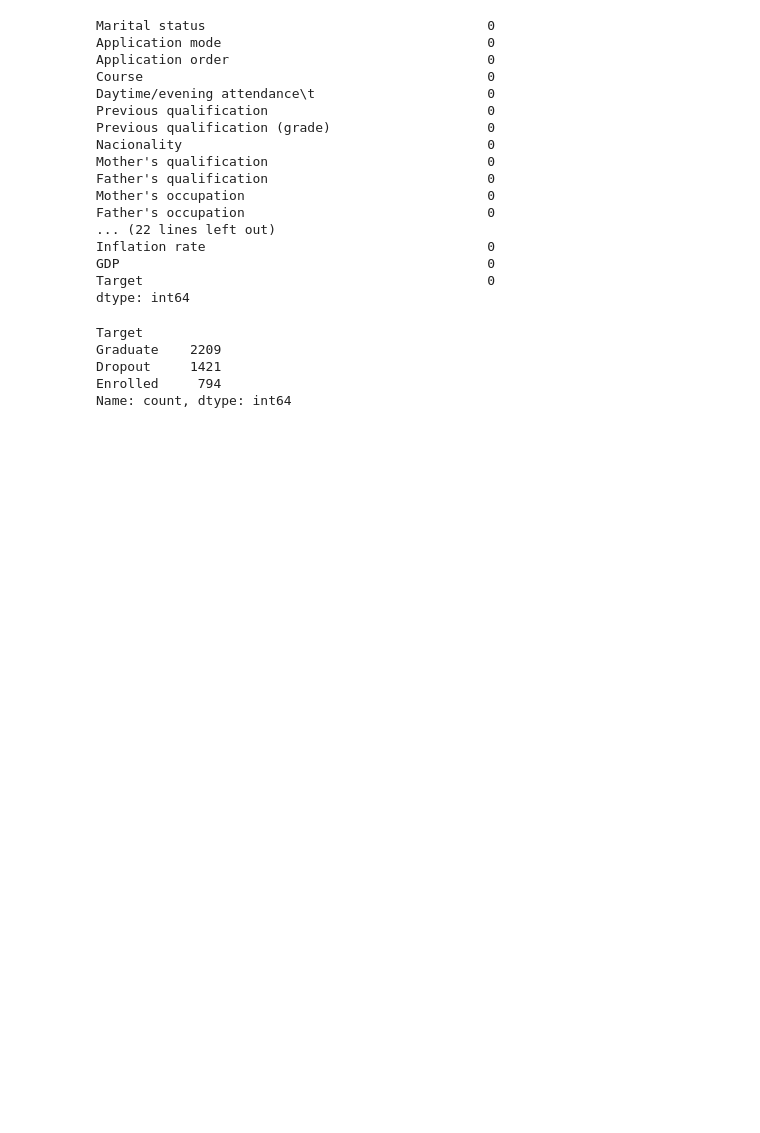
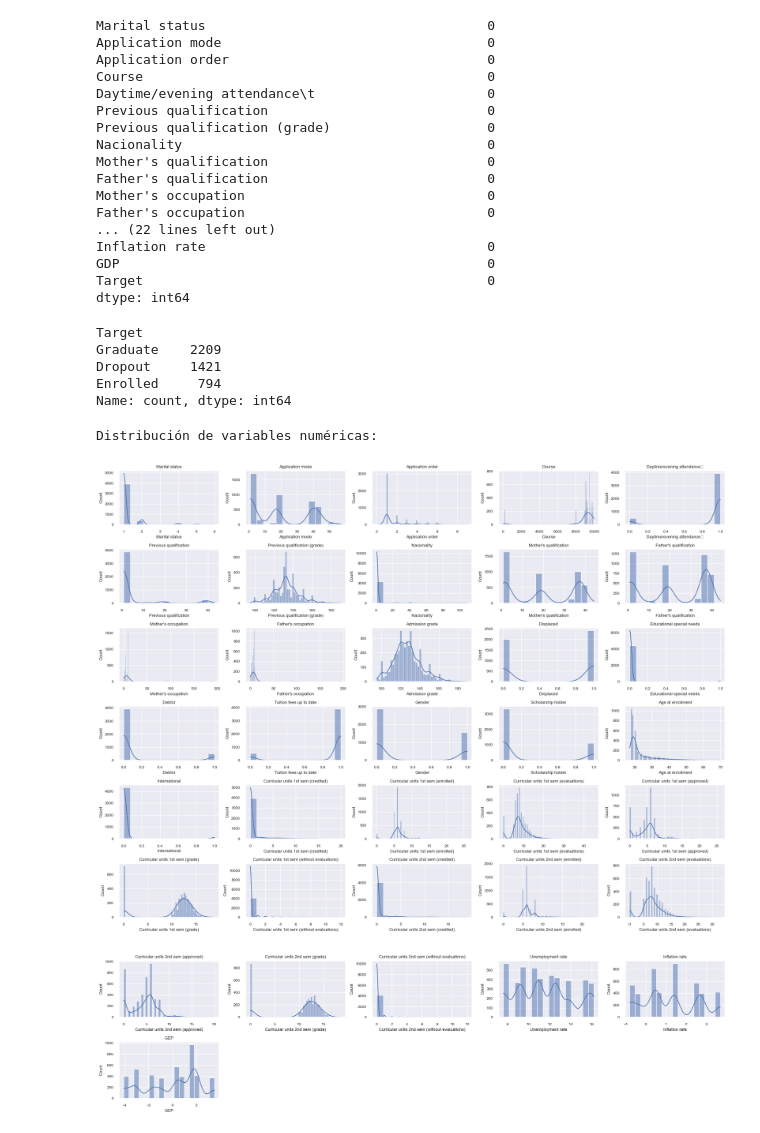
Before and after one commit to MariaClara091/jbook_mlproyect, a Jupyter notebook: _sources/Prueba.ipynb, the cells around one changed output. Cells and saved outputs as stored; diff of their text form; code cells hidden in the pictures; blank space fills up the shorter version.

```diff
--- a/_sources/Prueba.ipynb
+++ b/_sources/Prueba.ipynb
@@ -82,3 +93,19 @@ Graduate    2209
 Dropout     1421
 Enrolled     794
 Name: count, dtype: int64
+# %%
+numeric_cols = dataset.select_dtypes(include=['int64', 'float64']).columns.tolist()
+print("\nDistribución de variables numéricas:")
+chunk_size = 30
+for j in range(0, len(numeric_cols), chunk_size):
+    plt.figure(figsize=(20, 15))
+    for i, col in enumerate(numeric_cols[j:j+chunk_size]):
+        plt.subplot(6, 5, i+1)
+        sns.histplot(dataset[col], kde=True)
+        plt.title(col)
+    plt.tight_layout()
+    plt.show()
+# %% [output]
+Distribución de variables numéricas:
+[figure, added]
+[figure, added]
```
Also changed, not shown: parts of 16 cells of this notebook, 23 other files.
